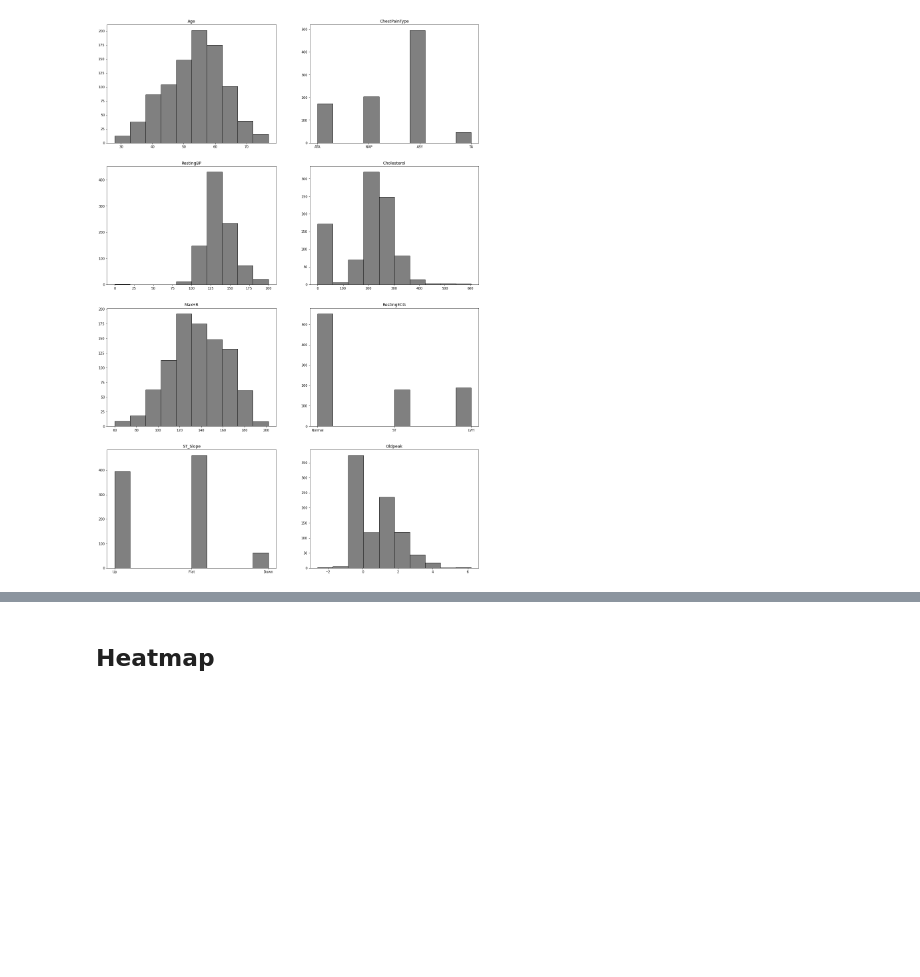
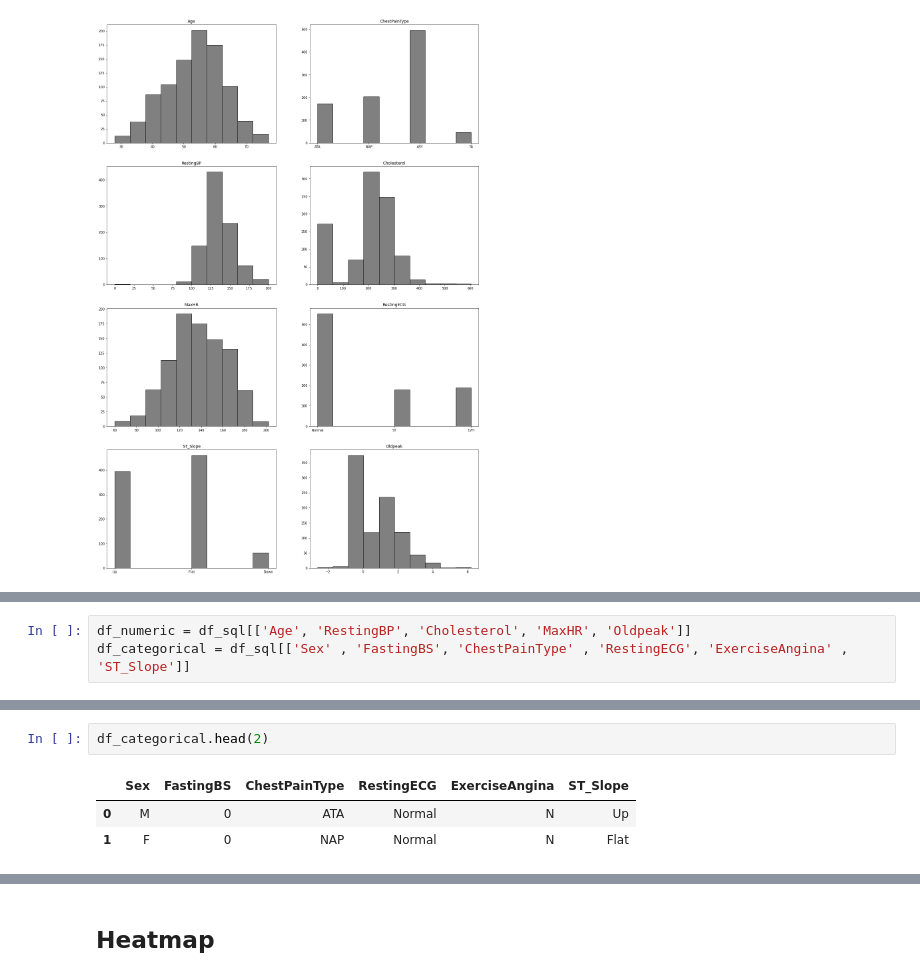
Before and after one commit to AnaAGG/Heart-Disease-Prediction, a Jupyter notebook: notebooks/Untitled.ipynb, the cells around one changed output, grey strips where cells are left out. Saved outputs shown, nothing was run; the diff lists cells and outputs as text; blank space fills up the shorter version.

```diff
--- a/notebooks/Untitled.ipynb
+++ b/notebooks/Untitled.ipynb
@@ -249,0 +275,3 @@ ax8.title.set_text('Oldpeak')
+# %%
+df_numeric = df_sql[['Age', 'RestingBP', 'Cholesterol', 'MaxHR', 'Oldpeak']]
+df_categorical = df_sql[['Sex' , 'FastingBS', 'ChestPainType' , 'RestingECG', 'ExerciseAngina' , 'ST_Slope']]
@@ -249,0 +284,6 @@ ax8.title.set_text('Oldpeak')
+# %%
+df_categorical.head(2)
+# %% [output]
+|  | Sex | FastingBS | ChestPainType | RestingECG | ExerciseAngina | ST_Slope |
+| 0 | M | 0 | ATA | Normal | N | Up |
+| 1 | F | 0 | NAP | Normal | N | Flat |
```
Also changed, not shown: parts of 33 cells of this notebook.
